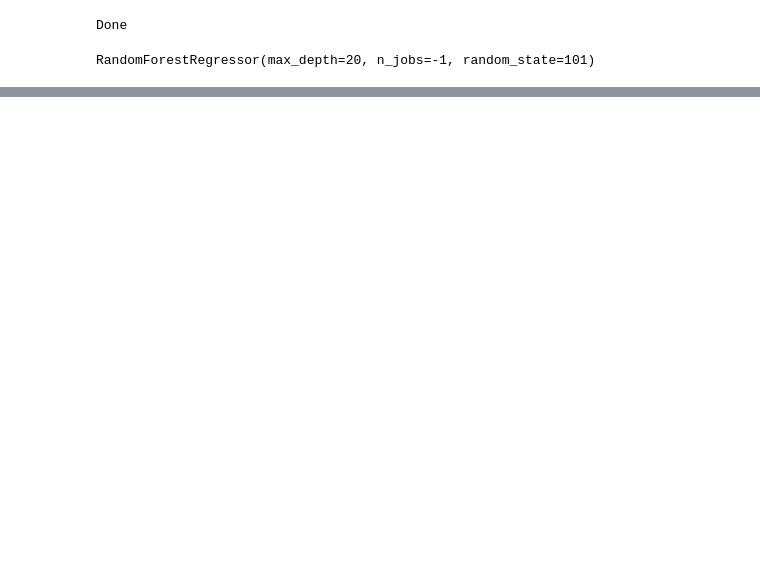
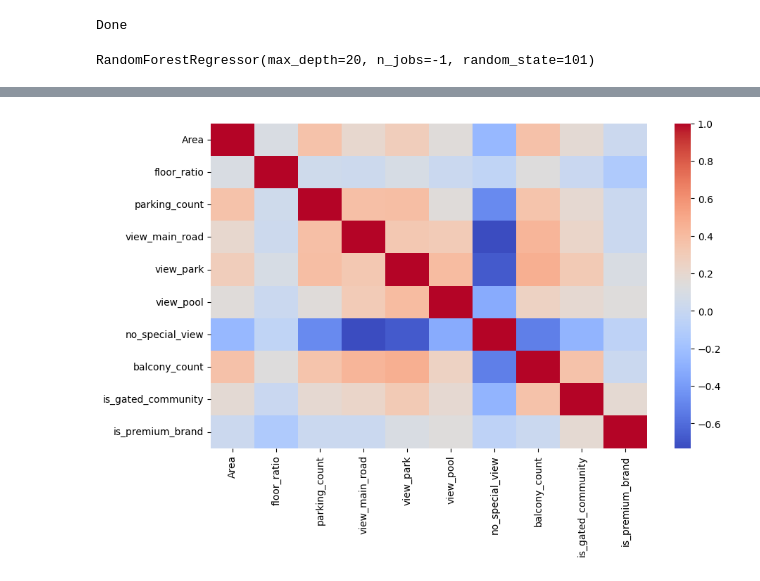
Before and after one commit to Ak62007/ML_Work, a Jupyter notebook: Linear_Regression_and_Decision_Tree_Regressors/notebooks/tree_based_models.ipynb, the cells around one changed output, grey strips where cells are left out. Drawn from its saved outputs; the diff is of its cells as text; code cells hidden in the pictures; blank space fills up the shorter version.

```diff
--- a/Linear_Regression_and_Decision_Tree_Regressors/notebooks/tree_based_models.ipynb
+++ b/Linear_Regression_and_Decision_Tree_Regressors/notebooks/tree_based_models.ipynb
@@ -53,0 +90,9 @@ r2_score(test): 0.9186172547484515
+# %%
+X = data[['location', 'transaction', 'furnishing', 'Area', 'floor_ratio', 'parking_count', 'view_main_road', 'view_park',
+       'view_pool', 'no_special_view', 'balcony_count', 'is_gated_community', 'is_premium_brand', 'society_short']]
+
+y = data["Amount_in_lacs"]
+# %%
+X = pd.get_dummies(X, ['location', 'transaction', 'furnishing', 'society_short'], drop_first=True)
+# %%
+X["Area"] = np.log1p(X["Area"])
@@ -53,0 +139,9 @@ r2_score(test): 0.9186172547484515
+# %%
+numeric_df = X.select_dtypes(include=["float64", "int64"])
+corr_matrix = numeric_df.corr()
+
+plt.figure(figsize=(10,6))
+sns.heatmap(corr_matrix, annot=False, cmap='coolwarm')
+plt.show()
+# %% [output]
+[figure, added]
```
Also changed, not shown: parts of 28 cells of this notebook, 2 other files.
